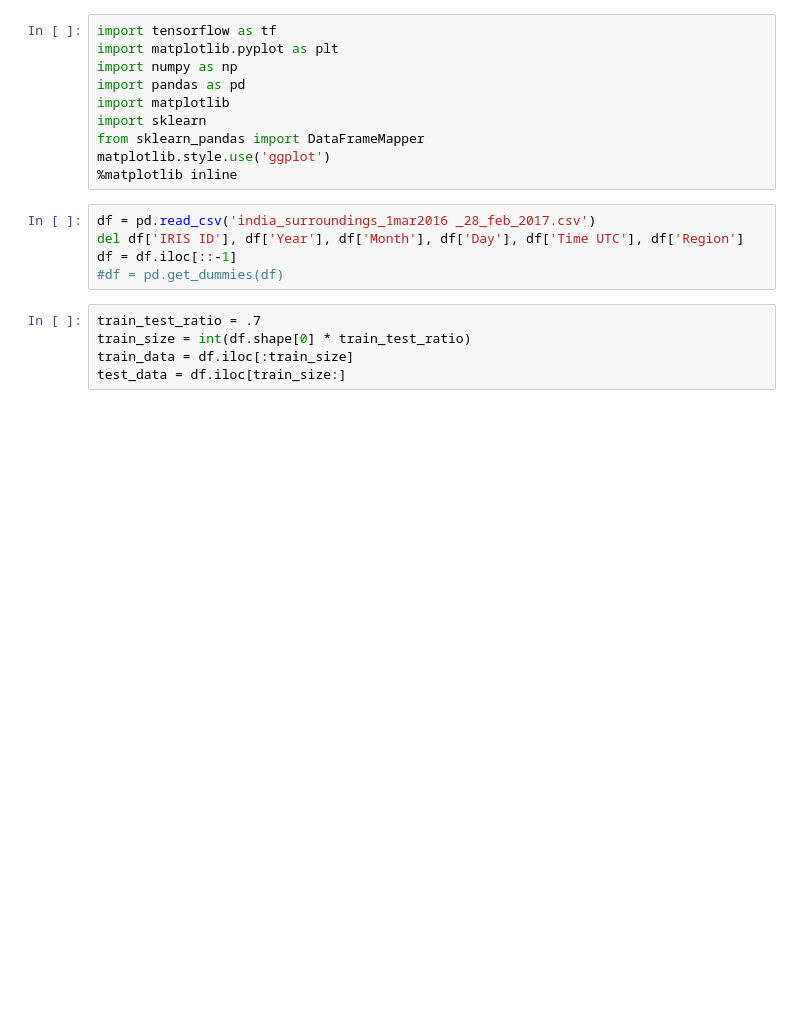
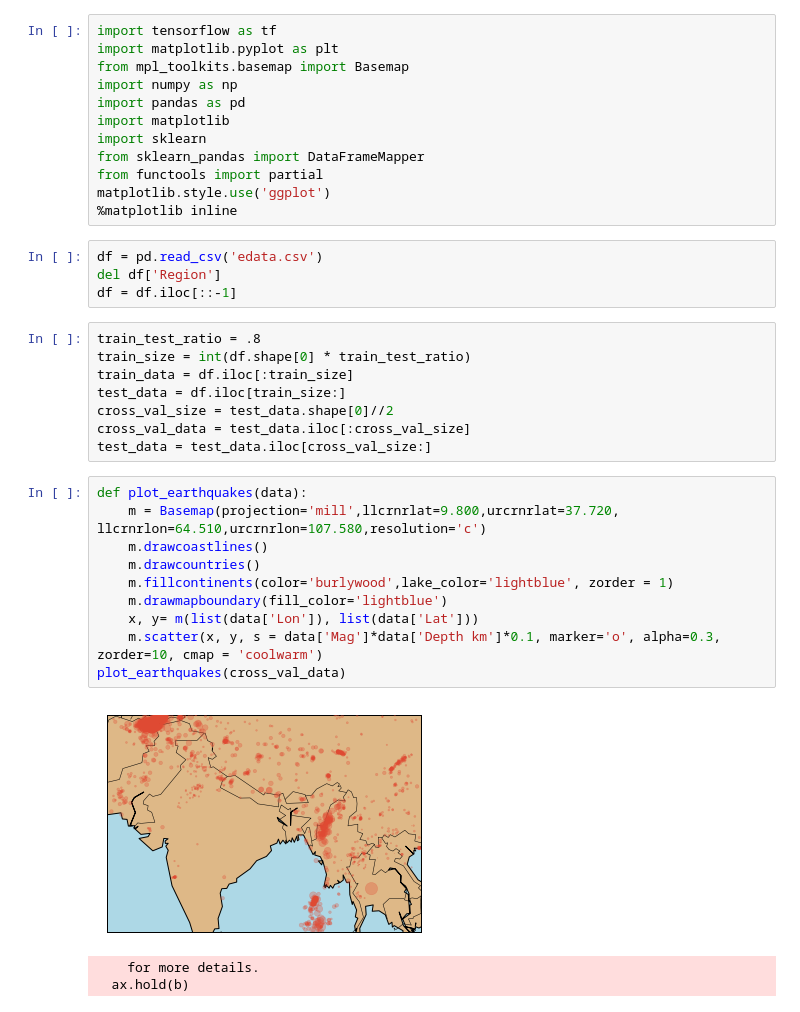
Before and after one commit to niksoc/earthquake, a Jupyter notebook: lstm.ipynb, the cells around one changed output. Saved outputs shown, nothing was run; the diff lists cells and outputs as text; blank space fills up the shorter version.

```diff
--- a/lstm.ipynb
+++ b/lstm.ipynb
@@ -1,21 +1,39 @@
 # %%
 import tensorflow as tf
 import matplotlib.pyplot as plt
+from mpl_toolkits.basemap import Basemap
 import numpy as np
 import pandas as pd
 import matplotlib
 import sklearn
 from sklearn_pandas import DataFrameMapper
+from functools import partial
 matplotlib.style.use('ggplot')
 %matplotlib inline
 # %%
-df = pd.read_csv('india_surroundings_1mar2016 _28_feb_2017.csv')
-del df['IRIS ID'], df['Year'], df['Month'], df['Day'], df['Time UTC'], df['Region']
+df = pd.read_csv('edata.csv')
+del df['Region']
 df = df.iloc[::-1]
-#df = pd.get_dummies(df)
 # %%
-train_test_ratio = .7
+train_test_ratio = .8
 train_size = int(df.shape[0] * train_test_ratio)
 train_data = df.iloc[:train_size]
 test_data = df.iloc[train_size:]
+cross_val_size = test_data.shape[0]//2
+cross_val_data = test_data.iloc[:cross_val_size]
+test_data = test_data.iloc[cross_val_size:]
+# %%
+def plot_earthquakes(data):
+    m = Basemap(projection='mill',llcrnrlat=9.800,urcrnrlat=37.720, llcrnrlon=64.510,urcrnrlon=107.580,resolution='c')
+    m.drawcoastlines()
+    m.drawcountries()
+    m.fillcontinents(color='burlywood',lake_color='lightblue', zorder = 1)
+    m.drawmapboundary(fill_color='lightblue')
+    x, y= m(list(data['Lon']), list(data['Lat']))
+    m.scatter(x, y, s = data['Mag']*data['Depth km']*0.1, marker='o', alpha=0.3, zorder=10, cmap = 'coolwarm')
+plot_earthquakes(cross_val_data)
+# %% [output]
+[figure, added]
+    for more details.
+  ax.hold(b)
 # %%
```
Also changed, not shown: parts of 6 cells of this notebook, 2 other files.
